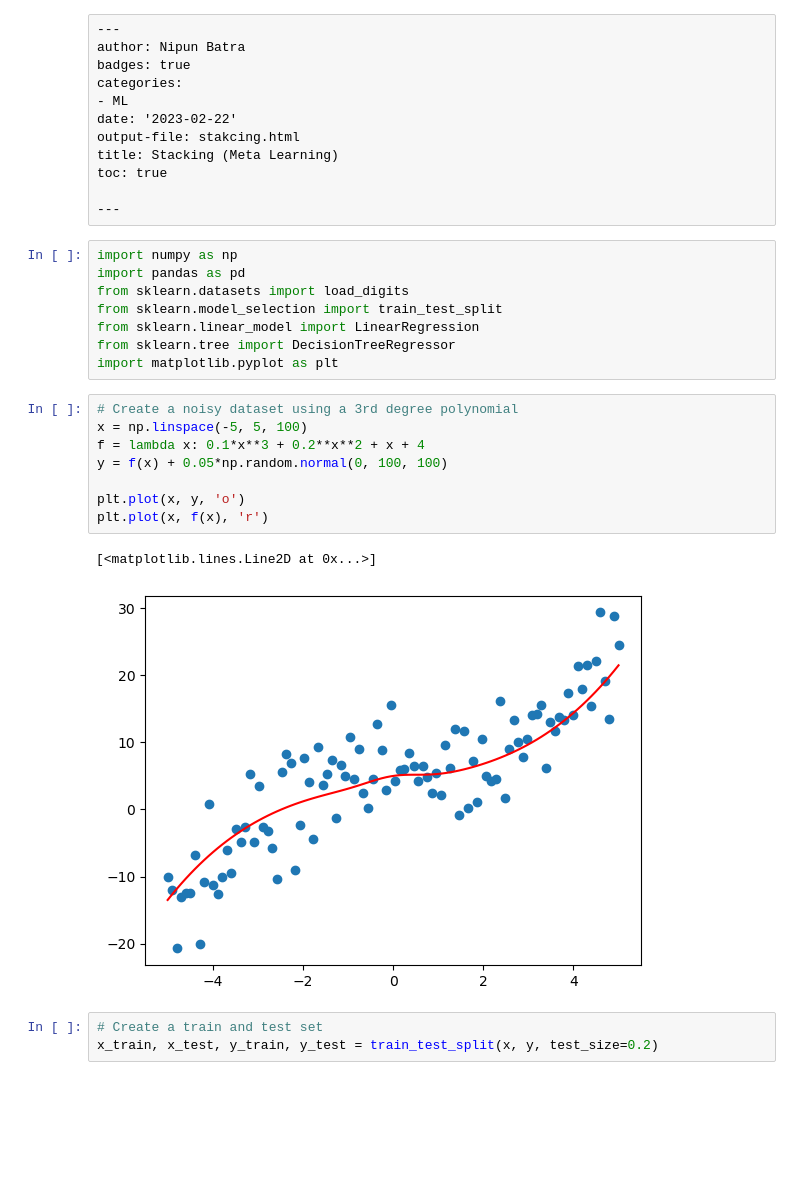
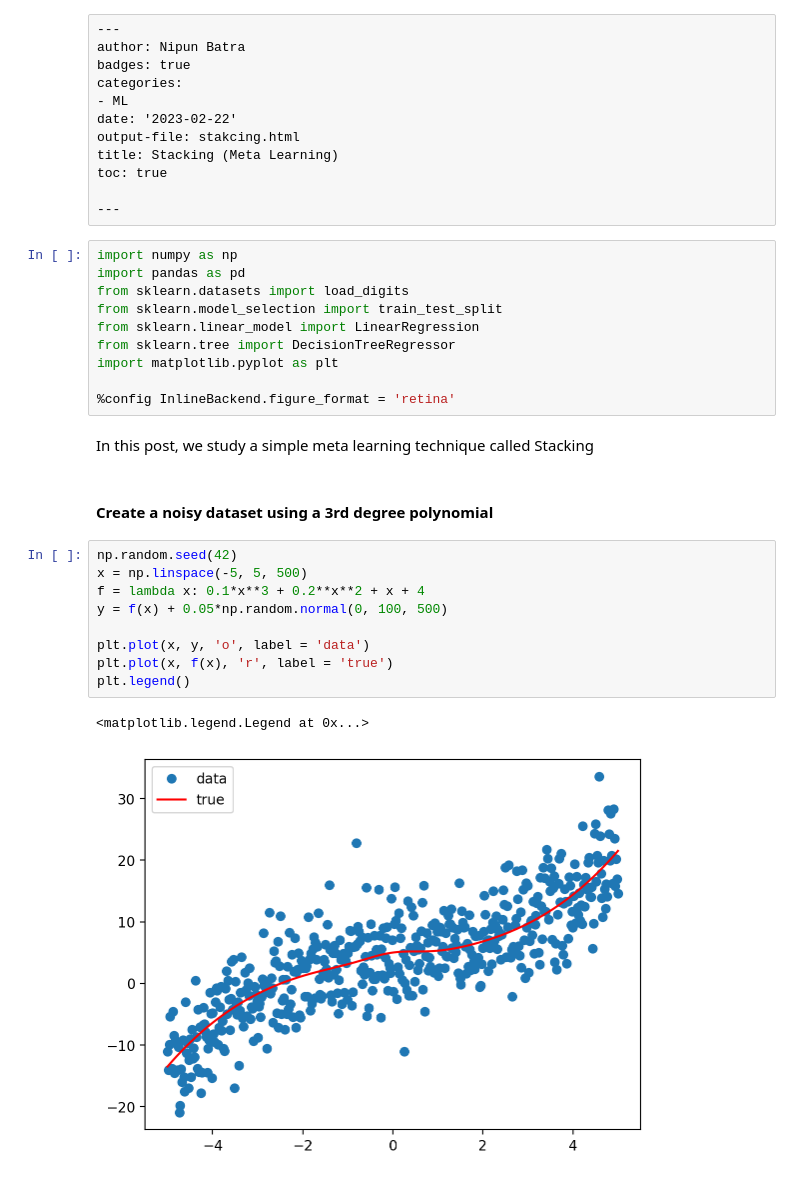
Before and after one commit to patel-zeel/nbblog, a Jupyter notebook: posts/stacking.ipynb, the cells around one changed output. Saved outputs shown, nothing was run; the diff lists cells and outputs as text; blank space fills up the shorter version.

```diff
--- a/posts/stacking.ipynb
+++ b/posts/stacking.ipynb
@@ -18,17 +18,21 @@ from sklearn.model_selection import train_test_split
 from sklearn.linear_model import LinearRegression
 from sklearn.tree import DecisionTreeRegressor
 import matplotlib.pyplot as plt
+
+%config InlineBackend.figure_format = 'retina'
+# %% [markdown]
+In this post, we study a simple meta learning technique called Stacking
+# %% [markdown]
+#### Create a noisy dataset using a 3rd degree polynomial
 # %%
-# Create a noisy dataset using a 3rd degree polynomial
-x = np.linspace(-5, 5, 100)
+np.random.seed(42)
+x = np.linspace(-5, 5, 500)
 f = lambda x: 0.1*x**3 + 0.2**x**2 + x + 4
-y = f(x) + 0.05*np.random.normal(0, 100, 100)
+y = f(x) + 0.05*np.random.normal(0, 100, 500)
 
-plt.plot(x, y, 'o')
-plt.plot(x, f(x), 'r')
+plt.plot(x, y, 'o', label = 'data')
+plt.plot(x, f(x), 'r', label = 'true')
+plt.legend()
 # %% [output]
-[<matplotlib.lines.Line2D at 0x...>]
+<matplotlib.legend.Legend at 0x...>
-[figure, old version]
+[figure, new version]
-# %%
-# Create a train and test set
-x_train, x_test, y_train, y_test = train_test_split(x, y, test_size=0.2)
```
Also changed, not shown: parts of 17 cells of this notebook.
